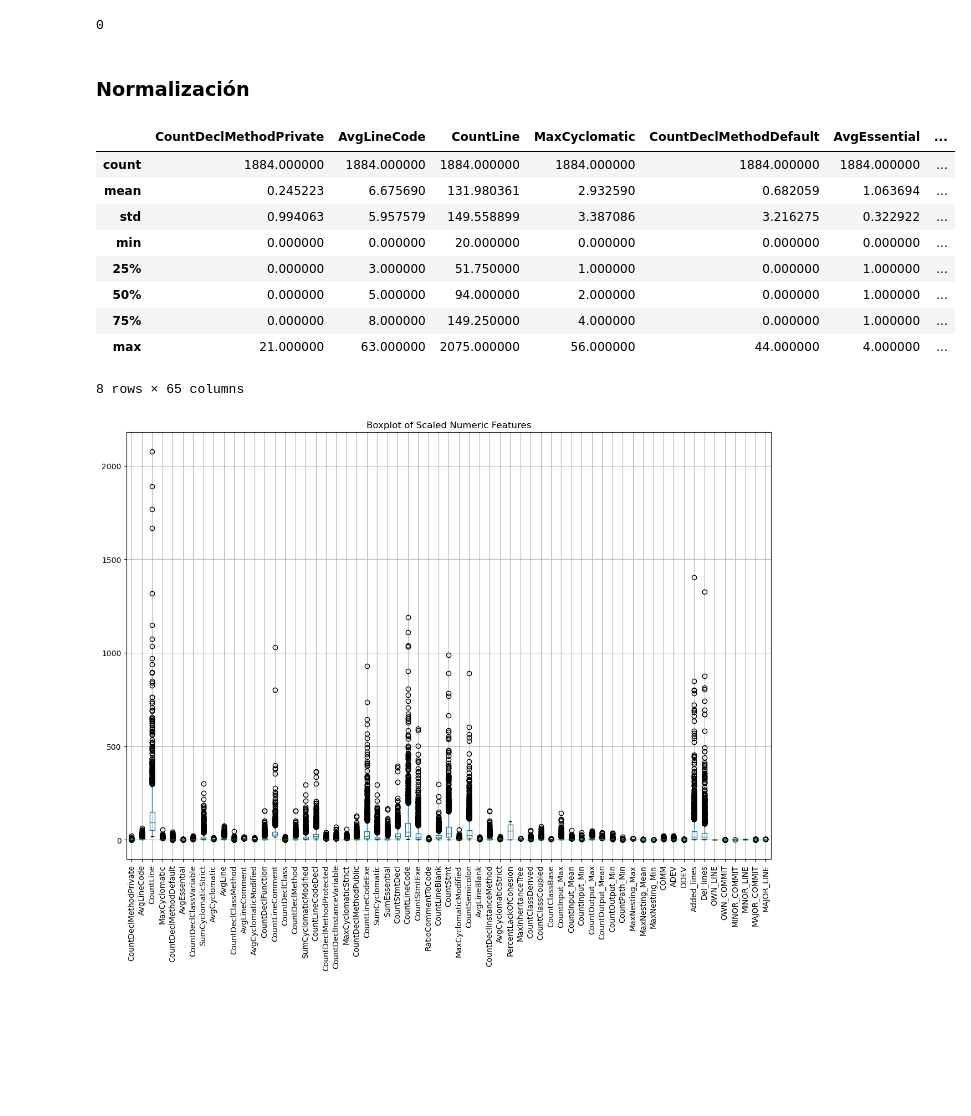
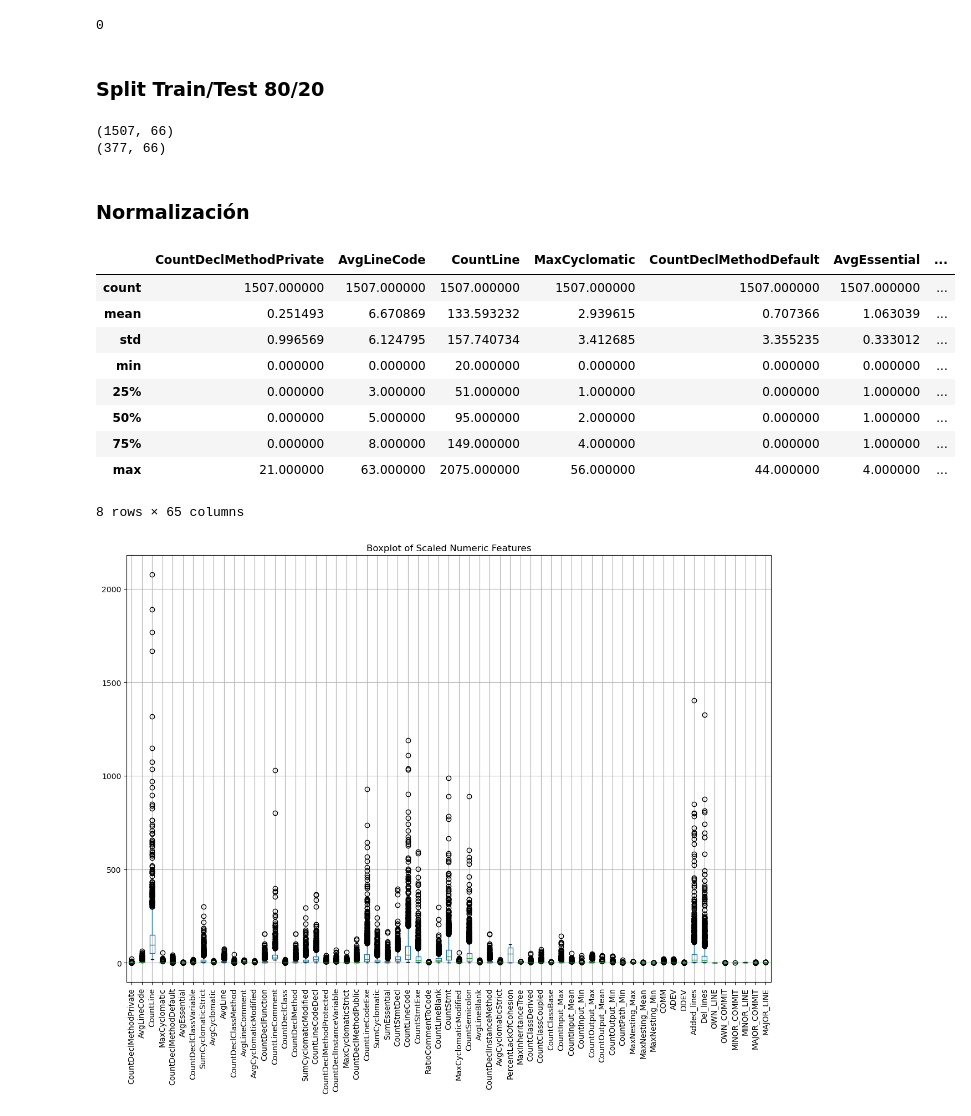
Before and after one commit to alvaldes/pred-err, a Jupyter notebook: Class Balance/JIRA/jira/activemq-5.0.0.ipynb, the cells around one changed output. Saved outputs shown, nothing was run; the diff lists cells and outputs as text; code cells hidden in the pictures; blank space fills up the shorter version.

```diff
--- a/Class Balance/JIRA/jira/activemq-5.0.0.ipynb
+++ b/Class Balance/JIRA/jira/activemq-5.0.0.ipynb
@@ -143,25 +144,41 @@ Length: 67, dtype: int64
 df.duplicated().sum()
 # %% [output]
 0
+# %% [markdown]
+### Split Train/Test 80/20
+# %%
+# split train and test
+from sklearn.model_selection import train_test_split
+
+X = df.drop(columns=['RealBug'])
+y = df['RealBug']
+
+X_train, X_test, y_train, y_test = train_test_split(X, y, test_size=0.2, random_state=42)
+# %%
+print(X_train.shape)
+print(X_test.shape)
+# %% [output]
+(1507, 66)
+(377, 66)
 # %% [markdown]
 ### Normalización
 # %%
 from sklearn.preprocessing import StandardScaler
 
-df_numeric = df.select_dtypes(include=['float64', 'int64'])
+X_train_numeric = X_train.select_dtypes(include=['float64', 'int64'])
 scaler = StandardScaler()
-df_numeric_scaled = pd.DataFrame(scaler.fit_transform(df_numeric), columns=df_numeric.columns)
+X_train_numeric_scaled = pd.DataFrame(scaler.fit_transform(X_train_numeric), columns=X_train_numeric.columns)
 # %%
-df_numeric.describe()
+X_train_numeric.describe()
 # %% [output]
 |  | CountDeclMethodPrivate | AvgLineCode | CountLine | MaxCyclomatic | CountDeclMethodDefault | AvgEssential | ... |
-| count | 1884.000000 | 1884.000000 | 1884.000000 | 1884.000000 | 1884.000000 | 1884.000000 | ... |
-| mean | 0.245223 | 6.675690 | 131.980361 | 2.932590 | 0.682059 | 1.063694 | ... |
-| std | 0.994063 | 5.957579 | 149.558899 | 3.387086 | 3.216275 | 0.322922 | ... |
+| count | 1507.000000 | 1507.000000 | 1507.000000 | 1507.000000 | 1507.000000 | 1507.000000 | ... |
+| mean | 0.251493 | 6.670869 | 133.593232 | 2.939615 | 0.707366 | 1.063039 | ... |
+| std | 0.996569 | 6.124795 | 157.740734 | 3.412685 | 3.355235 | 0.333012 | ... |
 | min | 0.000000 | 0.000000 | 20.000000 | 0.000000 | 0.000000 | 0.000000 | ... |
-| 25% | 0.000000 | 3.000000 | 51.750000 | 1.000000 | 0.000000 | 1.000000 | ... |
-| 50% | 0.000000 | 5.000000 | 94.000000 | 2.000000 | 0.000000 | 1.000000 | ... |
-| 75% | 0.000000 | 8.000000 | 149.250000 | 4.000000 | 0.000000 | 1.000000 | ... |
+| 25% | 0.000000 | 3.000000 | 51.000000 | 1.000000 | 0.000000 | 1.000000 | ... |
+| 50% | 0.000000 | 5.000000 | 95.000000 | 2.000000 | 0.000000 | 1.000000 | ... |
+| 75% | 0.000000 | 8.000000 | 149.000000 | 4.000000 | 0.000000 | 1.000000 | ... |
 | max | 21.000000 | 63.000000 | 2075.000000 | 56.000000 | 44.000000 | 4.000000 | ... |
 8 rows × 65 columns
 # %%
```
Also changed, not shown: parts of 6 cells of this notebook.
